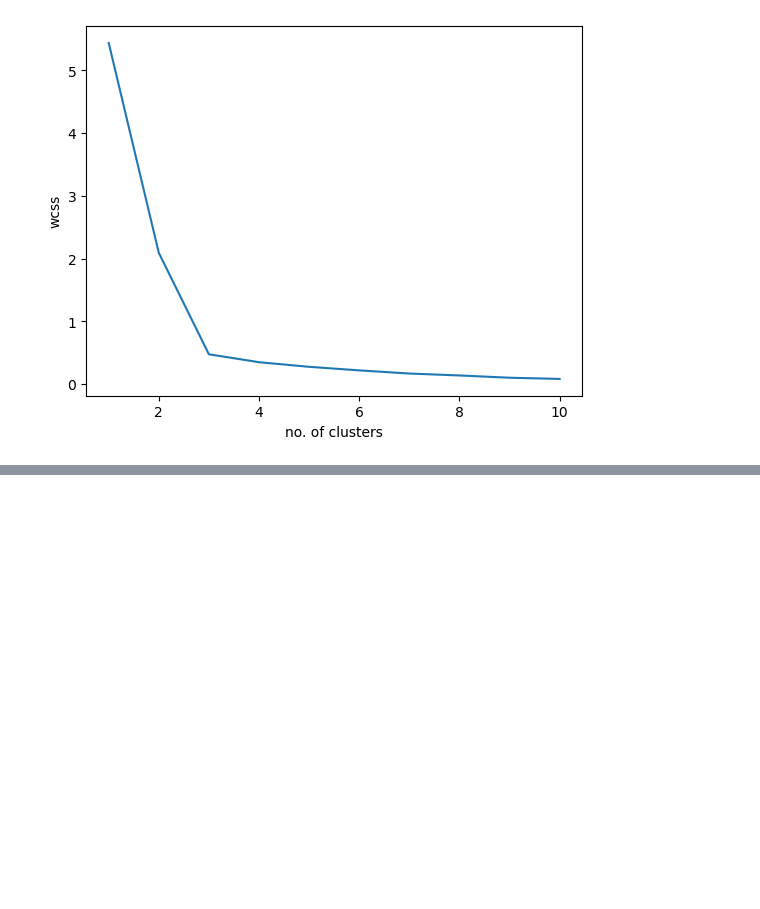
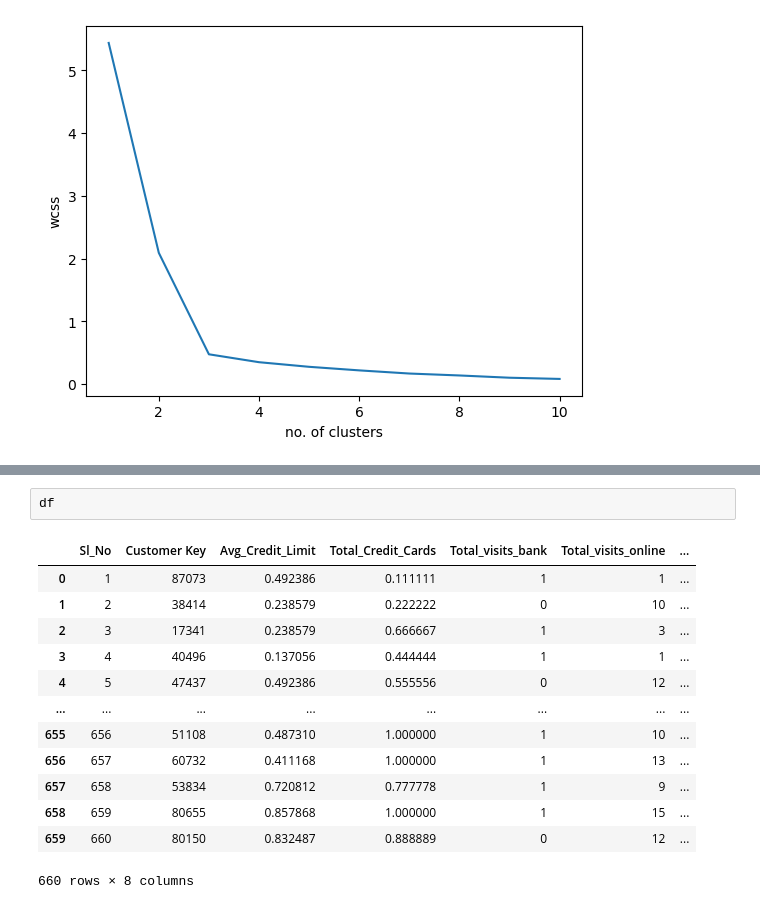
Before and after one commit to kmordhwaj/inzint-ai-ml-training, a Jupyter notebook: k_means.ipynb, the cells around one changed output, grey strips where cells are left out. Saved outputs shown, nothing was run; the diff lists cells and outputs as text; blank space fills up the shorter version.

```diff
--- a/k_means.ipynb
+++ b/k_means.ipynb
@@ -194,0 +274,16 @@ plt.show()
+# %%
+df
+# %% [output]
+|  | Sl_No | Customer Key | Avg_Credit_Limit | Total_Credit_Cards | Total_visits_bank | Total_visits_online | ... |
+| 0 | 1 | 87073 | 0.492386 | 0.111111 | 1 | 1 | ... |
+| 1 | 2 | 38414 | 0.238579 | 0.222222 | 0 | 10 | ... |
+| 2 | 3 | 17341 | 0.238579 | 0.666667 | 1 | 3 | ... |
+| 3 | 4 | 40496 | 0.137056 | 0.444444 | 1 | 1 | ... |
+| 4 | 5 | 47437 | 0.492386 | 0.555556 | 0 | 12 | ... |
+| ... | ... | ... | ... | ... | ... | ... | ... |
+| 655 | 656 | 51108 | 0.487310 | 1.000000 | 1 | 10 | ... |
+| 656 | 657 | 60732 | 0.411168 | 1.000000 | 1 | 13 | ... |
+| 657 | 658 | 53834 | 0.720812 | 0.777778 | 1 | 9 | ... |
+| 658 | 659 | 80655 | 0.857868 | 1.000000 | 1 | 15 | ... |
+| 659 | 660 | 80150 | 0.832487 | 0.888889 | 0 | 12 | ... |
+660 rows × 8 columns
```
Also changed, not shown: parts of 5 cells of this notebook, 32 other files.
